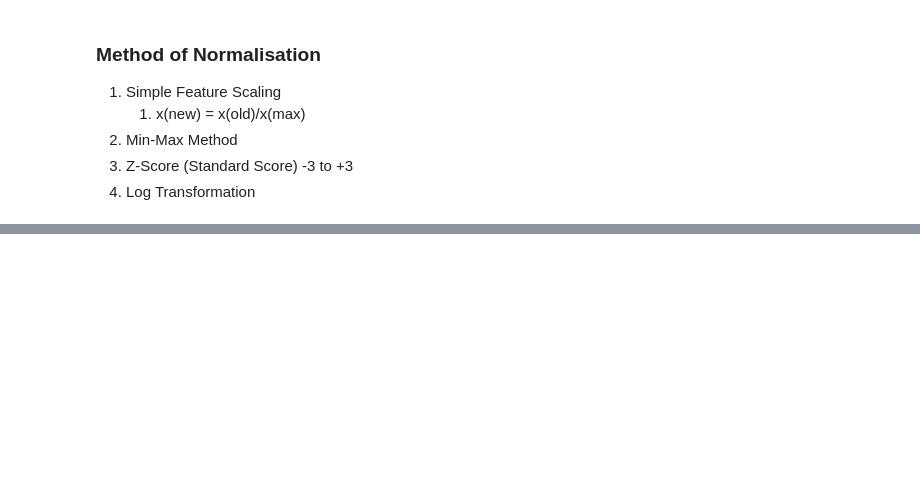
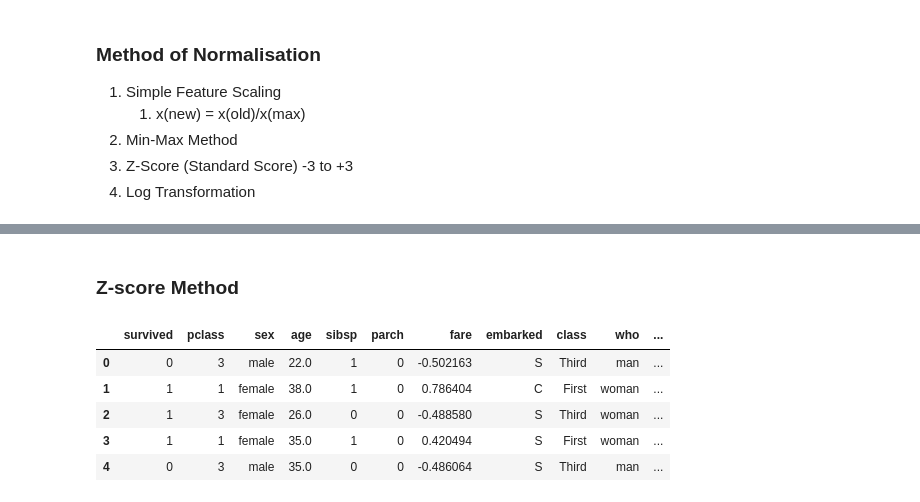
Before and after one commit to Hamza-Codes/https---github.com-Hamza-Codes-MyJupyterNotebooks, a Jupyter notebook: Data_Wrangling.ipynb, the cells around one changed output, grey strips where cells are left out. Cells and saved outputs as stored; diff of their text form; code cells hidden in the pictures; blank space fills up the shorter version.

```diff
--- a/Data_Wrangling.ipynb
+++ b/Data_Wrangling.ipynb
@@ -301,0 +309,12 @@ ks2
+# %% [markdown]
+### Z-score Method
+# %%
+ks4['fare'] = (ks4['fare']-ks4['fare'].mean()) / ks4['fare'].std()
+ks4.head()
+# %% [output]
+|  | survived | pclass | sex | age | sibsp | parch | fare | embarked | class | who | ... |
+| 0 | 0 | 3 | male | 22.0 | 1 | 0 | -0.502163 | S | Third | man | ... |
+| 1 | 1 | 1 | female | 38.0 | 1 | 0 | 0.786404 | C | First | woman | ... |
+| 2 | 1 | 3 | female | 26.0 | 0 | 0 | -0.488580 | S | Third | woman | ... |
+| 3 | 1 | 1 | female | 35.0 | 1 | 0 | 0.420494 | S | First | woman | ... |
+| 4 | 0 | 3 | male | 35.0 | 0 | 0 | -0.486064 | S | Third | man | ... |
```
Also changed, not shown: parts of 4 cells of this notebook.
